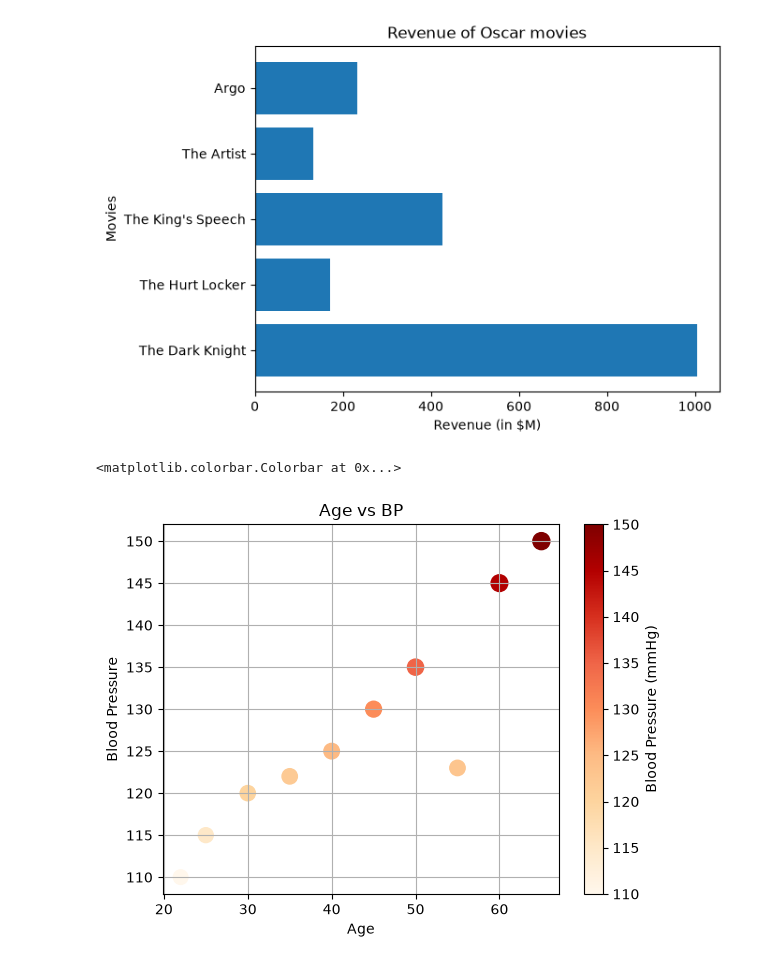
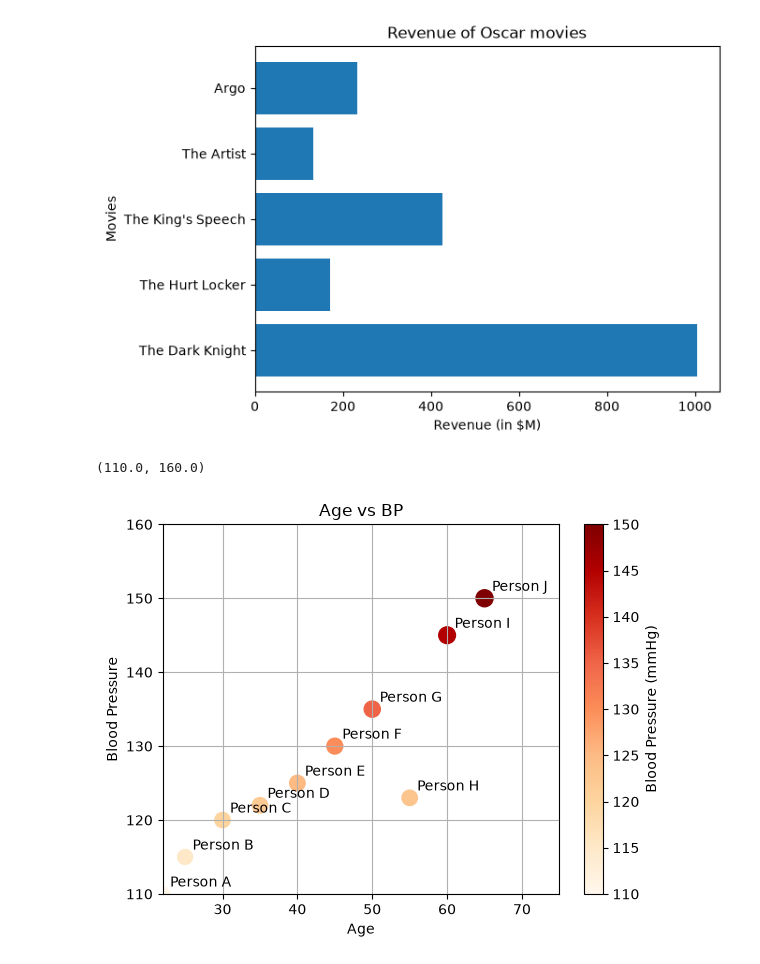
Before and after one commit to Ayushman2005/Machine_Learning, a Jupyter notebook: Data Visualisation/data_visualise.ipynb, the cells around one changed output. Drawn from its saved outputs; the diff is of its cells as text; code cells hidden in the pictures.

Commit message:
Add new Jupyter notebook for enhanced data visualization

```diff
--- a/Data Visualisation/data_visualise.ipynb
+++ b/Data Visualisation/data_visualise.ipynb
@@ -197,15 +197,19 @@ Text(0.5, 1.0, 'Revenue of Oscar movies')
 # %%
 people = ["Person A", "Person B", "Person C", "Person D", "Person E",
           "Person F", "Person G", "Person H", "Person I", "Person J"]
 age = [22, 25, 30, 35, 40, 45, 50, 55, 60, 65]
 bp = [110, 115, 120, 122, 125, 130, 135, 123, 145, 150]
 colors = ["green" if x < 135 else "red" for x in bp]
 plt.scatter(age, bp, s=bp, cmap='OrRd', c=bp)
 plt.title("Age vs BP")
 plt.xlabel("Age")
 plt.ylabel("Blood Pressure")
 plt.grid()
 plt.colorbar(label="Blood Pressure (mmHg)")
+for i in range(len(people)):
+    plt.annotate(people[i], xy=(age[i]+1, bp[i]+1))
+plt.xlim(min(age), max(age)+10)
+plt.ylim(min(bp), max(bp)+10)
 # %% [output]
-<matplotlib.colorbar.Colorbar at 0x...>
+(110.0, 160.0)
-[figure, old version]
+[figure, new version]
```
Also changed, not shown: parts of 3 cells of this notebook, 1 other file.
